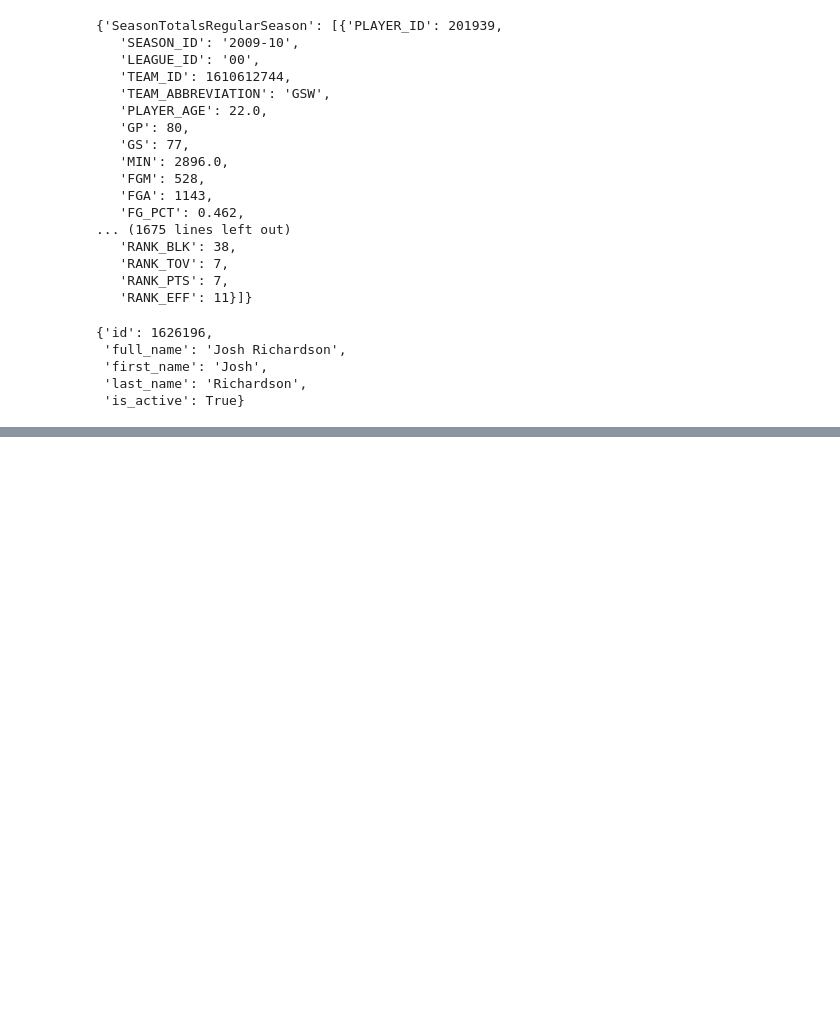
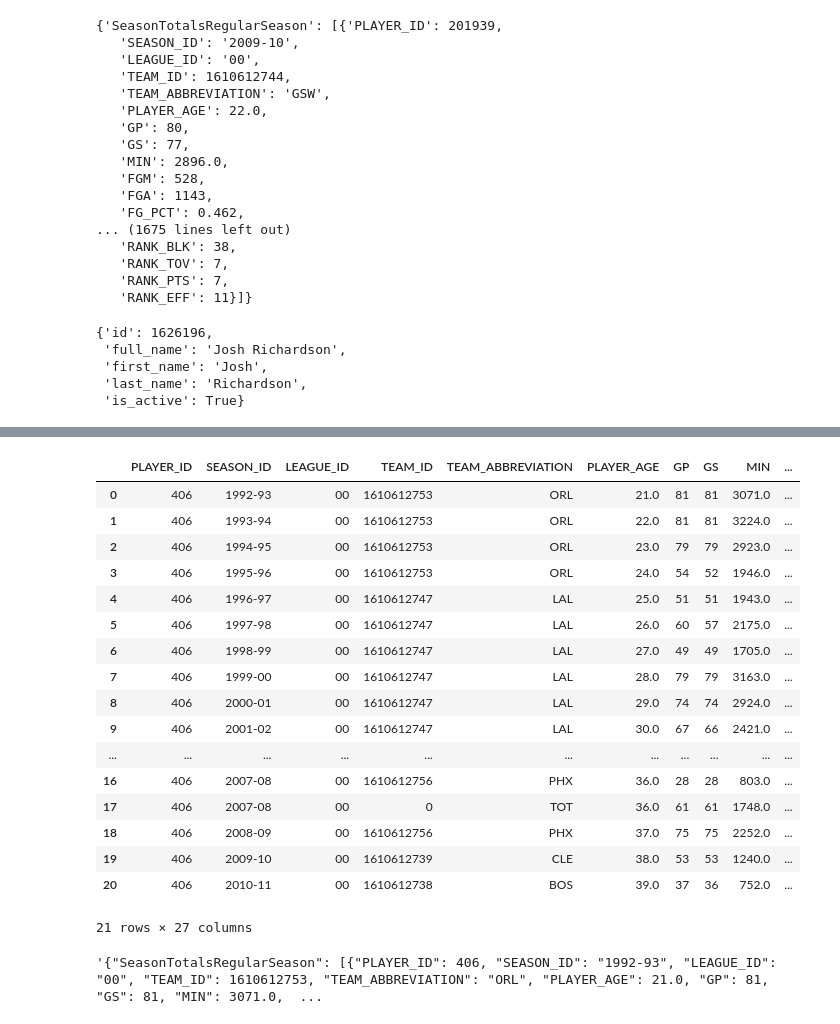
Before and after one commit to matthewjchin/fantasy-nba-stats, a Jupyter notebook: src/nba_api_testing.ipynb, the cells around one changed output, grey strips where cells are left out. Cells and saved outputs as stored; diff of their text form; code cells hidden in the pictures; blank space fills up the shorter version.

```diff
--- a/src/nba_api_testing.ipynb
+++ b/src/nba_api_testing.ipynb
@@ -244,0 +265,4 @@ sum(sc_stats.get_data_frames()[0]['PTS'])
+# %%
+user_input = "Shaquille O'Neal"
+nba_player_name = players.find_players_by_full_name(user_input)
+nba_player_name
@@ -244,0 +287,3 @@ sum(sc_stats.get_data_frames()[0]['PTS'])
+# %%
+shaq_career_stats = playercareerstats.PlayerCareerStats(player_id=nba_player_name[0]['id'])
+shaq_career_stats.get_data_frames()
@@ -244,0 +308,25 @@ sum(sc_stats.get_data_frames()[0]['PTS'])
+# %%
+shaq_career_stats.get_data_frames()[0]
+# %% [output]
+|  | PLAYER_ID | SEASON_ID | LEAGUE_ID | TEAM_ID | TEAM_ABBREVIATION | PLAYER_AGE | GP | GS | MIN | ... |
+| 0 | 406 | 1992-93 | 00 | 1610612753 | ORL | 21.0 | 81 | 81 | 3071.0 | ... |
+| 1 | 406 | 1993-94 | 00 | 1610612753 | ORL | 22.0 | 81 | 81 | 3224.0 | ... |
+| 2 | 406 | 1994-95 | 00 | 1610612753 | ORL | 23.0 | 79 | 79 | 2923.0 | ... |
+| 3 | 406 | 1995-96 | 00 | 1610612753 | ORL | 24.0 | 54 | 52 | 1946.0 | ... |
+| 4 | 406 | 1996-97 | 00 | 1610612747 | LAL | 25.0 | 51 | 51 | 1943.0 | ... |
+| 5 | 406 | 1997-98 | 00 | 1610612747 | LAL | 26.0 | 60 | 57 | 2175.0 | ... |
+| 6 | 406 | 1998-99 | 00 | 1610612747 | LAL | 27.0 | 49 | 49 | 1705.0 | ... |
+| 7 | 406 | 1999-00 | 00 | 1610612747 | LAL | 28.0 | 79 | 79 | 3163.0 | ... |
+| 8 | 406 | 2000-01 | 00 | 1610612747 | LAL | 29.0 | 74 | 74 | 2924.0 | ... |
+| 9 | 406 | 2001-02 | 00 | 1610612747 | LAL | 30.0 | 67 | 66 | 2421.0 | ... |
+| ... | ... | ... | ... | ... | ... | ... | ... | ... | ... | ... |
+| 16 | 406 | 2007-08 | 00 | 1610612756 | PHX | 36.0 | 28 | 28 | 803.0 | ... |
+| 17 | 406 | 2007-08 | 00 | 0 | TOT | 36.0 | 61 | 61 | 1748.0 | ... |
+| 18 | 406 | 2008-09 | 00 | 1610612756 | PHX | 37.0 | 75 | 75 | 2252.0 | ... |
+| 19 | 406 | 2009-10 | 00 | 1610612739 | CLE | 38.0 | 53 | 53 | 1240.0 | ... |
+| 20 | 406 | 2010-11 | 00 | 1610612738 | BOS | 39.0 | 37 | 36 | 752.0 | ... |
+21 rows × 27 columns
+# %%
+shaq_career_stats.get_normalized_json()
+# %% [output]
+'{"SeasonTotalsRegularSeason": [{"PLAYER_ID": 406, "SEASON_ID": "1992-93", "LEAGUE_ID": "00", "TEAM_ID": 1610612753, "TEAM_ABBREVIATION": "ORL", "PLAYER_AGE": 21.0, "GP": 81, "GS": 81, "MIN": 3071.0,  ...
```
Also changed, not shown: parts of 14 cells of this notebook, 3 other files.
